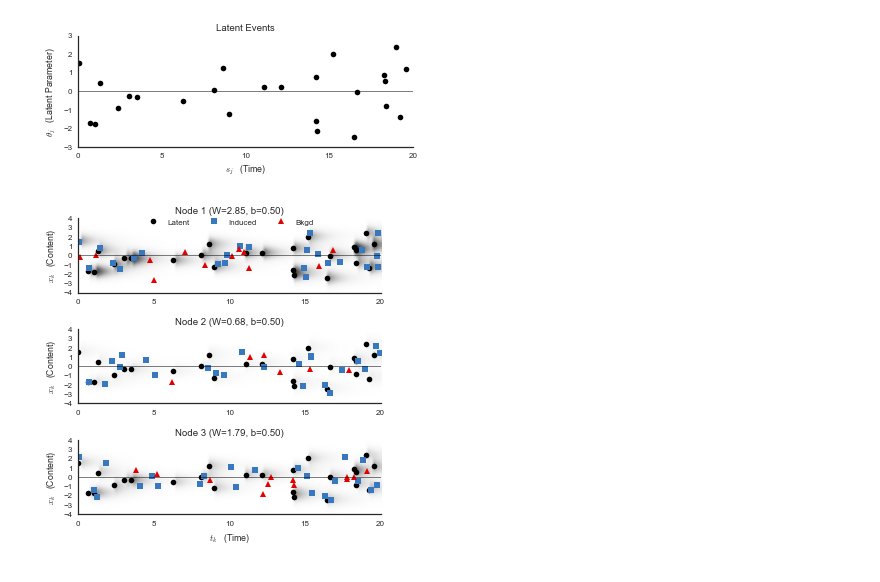
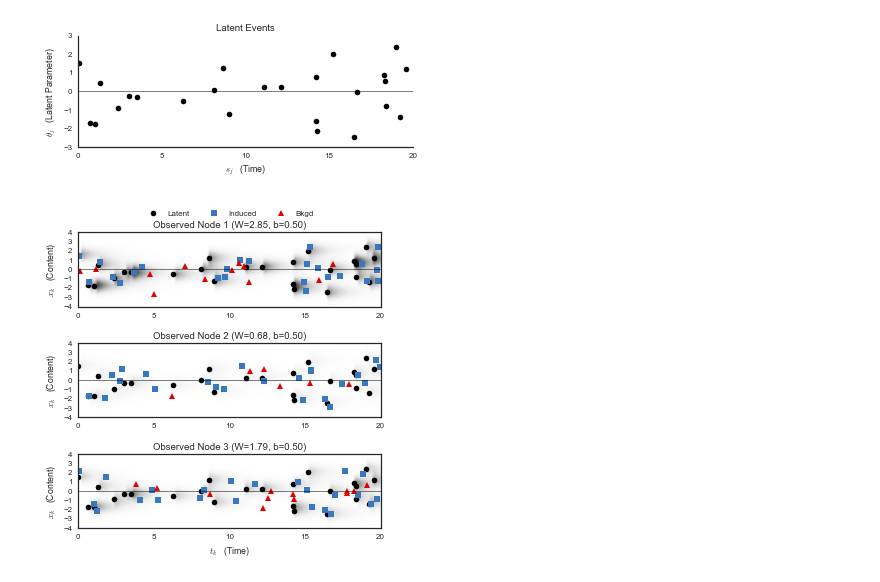
Before and after one commit to slinderman/pyhawkes, a Jupyter notebook: doc/latent/latent Hawkes example.ipynb, the cells around one changed output. Saved outputs shown, nothing was run; the diff lists cells and outputs as text; code cells hidden in the pictures.

```diff
--- a/doc/latent/latent Hawkes example.ipynb
+++ b/doc/latent/latent Hawkes example.ipynb
@@ -116,34 +116,34 @@ plt.figure(figsize=(5,5))
 # # plt.ylim(4,-4)
 # plt.plot([0,T], [0,0], '-k', lw=0.5)
 # plt.xlabel("$s_j$   (Time)")
 # plt.ylabel("$\\theta_j$   (Latent Parameter)")
 # plt.title("Latent Events")
 sns.despine()
 
 for n in range(N):
     Tn, Xn, Zn = D[n]
 
     plt.subplot(N, 1, n+1)
     plt.imshow(Lmbdas[n].T, vmin=vmin, vmax=vmax,
                extent=(0,T,-4,4), aspect="auto", cmap="Greys")
 
     # Plot the latent points
     plt.plot(S, Theta, 'ko', label="Latent")
 
     # Plot the induced points
     plt.plot(Tn[Zn>0], Xn[Zn>0], 's', color=colors[0], label="Induced")
     plt.plot(Tn[Zn==0], Xn[Zn==0], '^', color=colors[1], label="Bkgd")
     plt.plot([0,T], [0,0], '-k', lw=0.5)
 
     if n == 0:
-        plt.legend(loc="upper center", bbox_to_anchor=[0.5,1.0,0,0.1], ncol=3)
+        plt.legend(loc="upper center", bbox_to_anchor=[0.5,1.0,0,0.4], ncol=3)
     if n == N-1:
         plt.xlabel("$t_k$   (Time)")
     plt.ylabel("$x_k$   (Content)")
-    plt.title("Node {0} (W={1:.2f}, b={2:.2f})".format(n+1, W[n], b[n]))
-    sns.despine()
+    plt.title("Observed Node {0} (W={1:.2f}, b={2:.2f})".format(n+1, W[n], b[n]))
+#     sns.despine()
 
 plt.tight_layout()
 plt.savefig("latent_hawkes_example.pdf")
 # %% [output]
-[figure, old version]
+[figure, new version]
```
Also changed, not shown: 51 other files.
